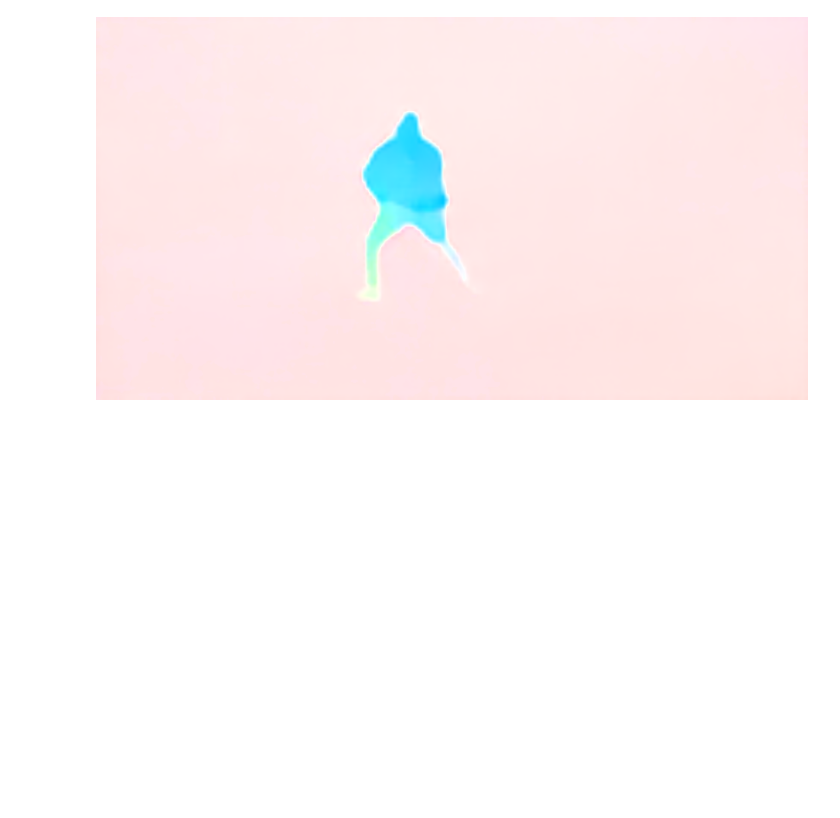
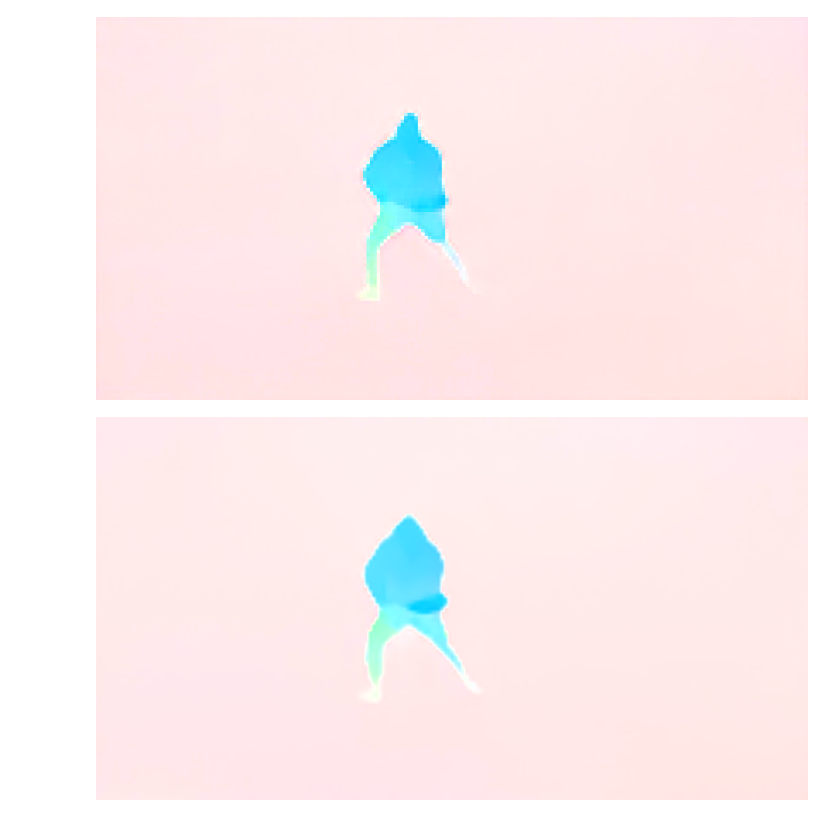
Before and after one commit to jfajkowski/inpainting, a Jupyter notebook: notebooks/flow_estimation.ipynb, the cells around one changed output. Cells and saved outputs as stored; diff of their text form; code cells hidden in the pictures; blank space fills up the shorter version.

Commit message:
Add MaskFlownet and SpyNet

```diff
--- a/notebooks/flow_estimation.ipynb
+++ b/notebooks/flow_estimation.ipynb
@@ -53,3 +53,11 @@ result = model(prev_image, curr_image)
 tensor_to_pil_image(flow_tensor_to_image_tensor(result))
 # %% [output]
 [figure]
+# %%
+from inpainting.flow.maskflownet.model import MaskFlowNetModel
+
+model = MaskFlowNetModel('../models/flow/maskflownet/dbbSep30-1206_1000000.pth').cuda()
+result = model(prev_image, curr_image)
+tensor_to_pil_image(flow_tensor_to_image_tensor(result))
+# %% [output]
+[figure, added]
```
Also changed, not shown: parts of 1 cell of this notebook, 12 other files.
